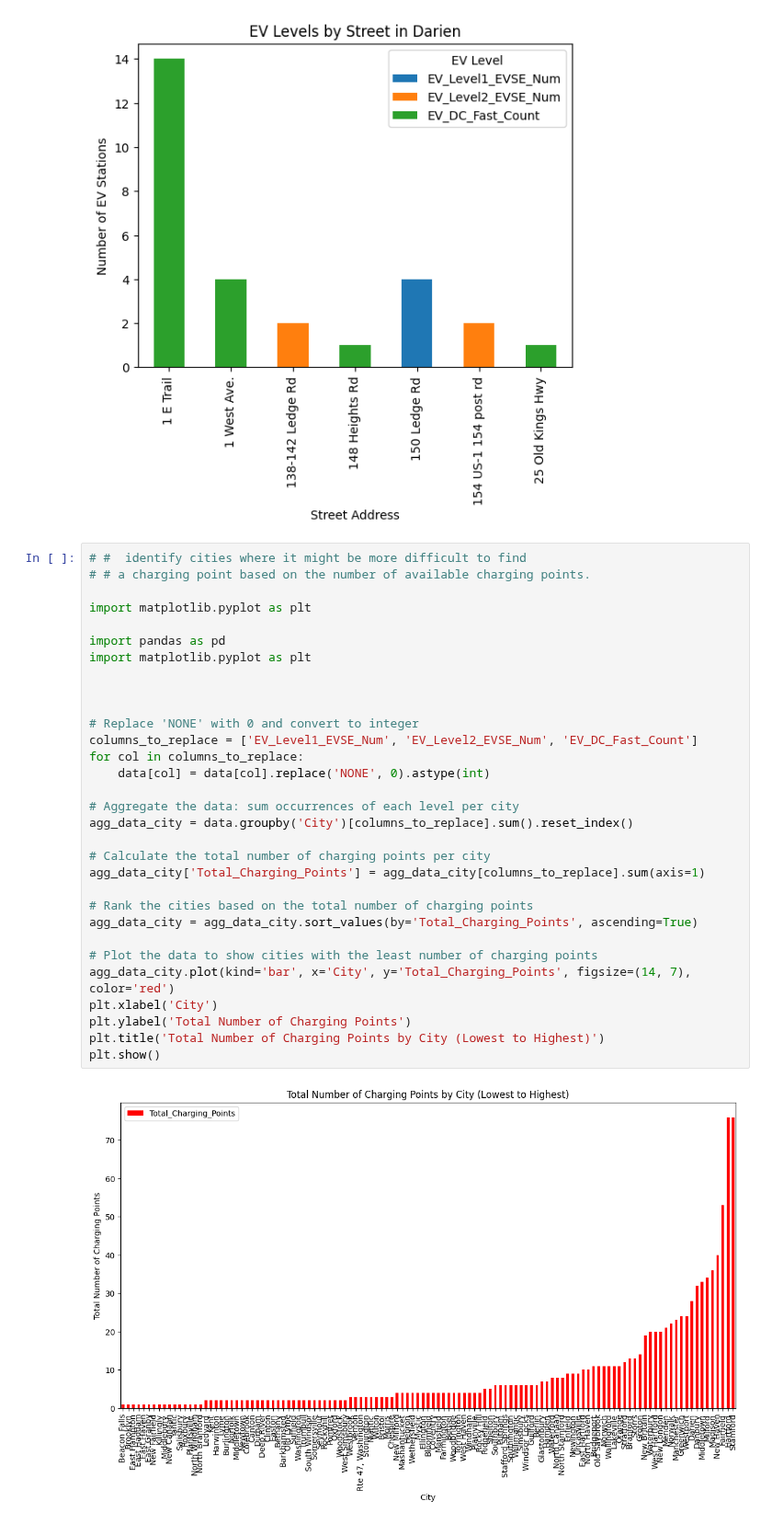
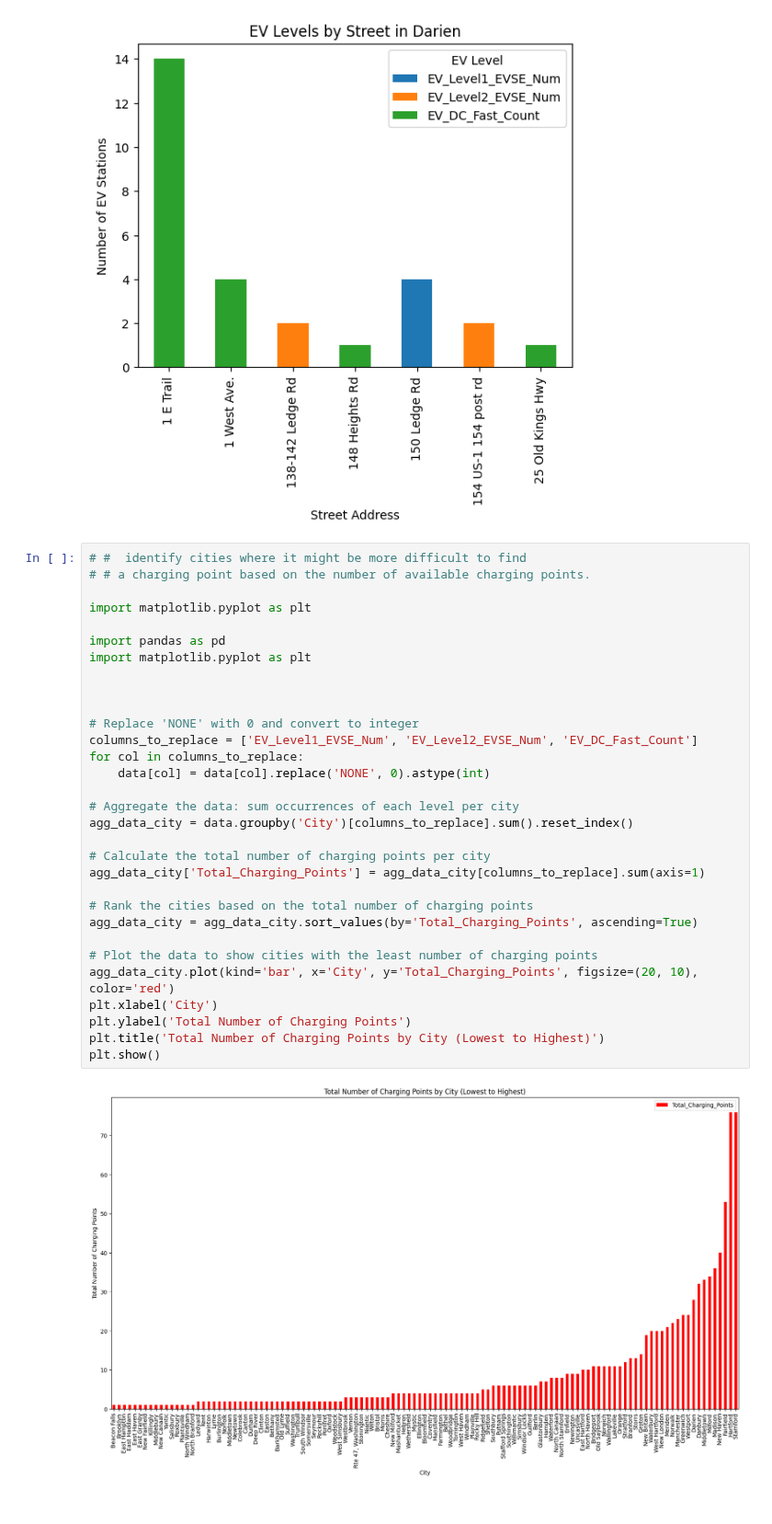
Before and after one commit to Hillal-cell/EV_Station, a Jupyter notebook: ev_charging.ipynb, the cells around one changed output. Shown at 92% size. Cells and saved outputs as stored; diff of their text form.

Commit message:
Difficulty in finding city charging stations

```diff
--- a/ev_charging.ipynb
+++ b/ev_charging.ipynb
@@ -218,32 +218,32 @@ if nearest_stations is not None:
 # #  identify cities where it might be more difficult to find
 # # a charging point based on the number of available charging points.
 
 import matplotlib.pyplot as plt
 
 import pandas as pd
 import matplotlib.pyplot as plt
 
 
 
 # Replace 'NONE' with 0 and convert to integer
 columns_to_replace = ['EV_Level1_EVSE_Num', 'EV_Level2_EVSE_Num', 'EV_DC_Fast_Count']
 for col in columns_to_replace:
     data[col] = data[col].replace('NONE', 0).astype(int)
 
 # Aggregate the data: sum occurrences of each level per city
 agg_data_city = data.groupby('City')[columns_to_replace].sum().reset_index()
 
 # Calculate the total number of charging points per city
 agg_data_city['Total_Charging_Points'] = agg_data_city[columns_to_replace].sum(axis=1)
 
 # Rank the cities based on the total number of charging points
 agg_data_city = agg_data_city.sort_values(by='Total_Charging_Points', ascending=True)
 
 # Plot the data to show cities with the least number of charging points
-agg_data_city.plot(kind='bar', x='City', y='Total_Charging_Points', figsize=(14, 7), color='red')
+agg_data_city.plot(kind='bar', x='City', y='Total_Charging_Points', figsize=(20, 10), color='red')
 plt.xlabel('City')
 plt.ylabel('Total Number of Charging Points')
 plt.title('Total Number of Charging Points by City (Lowest to Highest)')
 plt.show()
 # %% [output]
-[figure, old version]
+[figure, new version]
```
